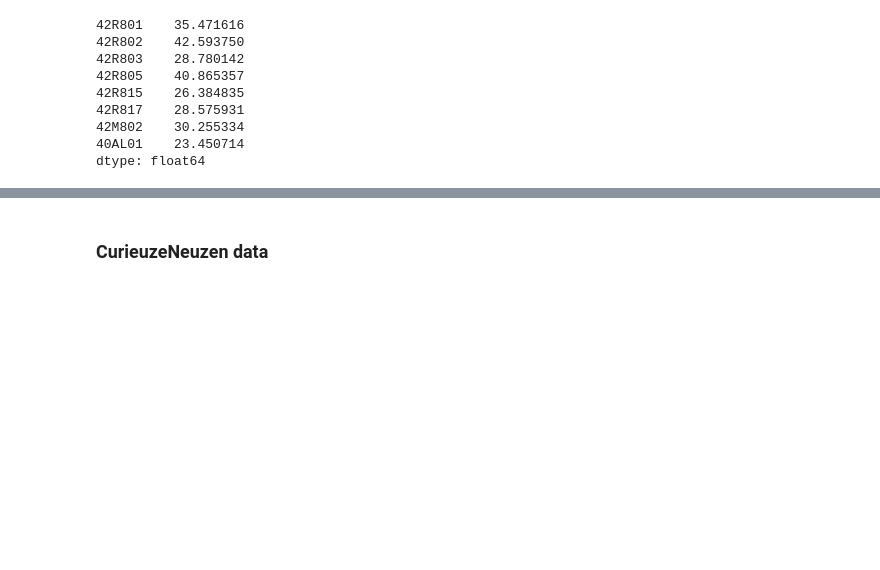
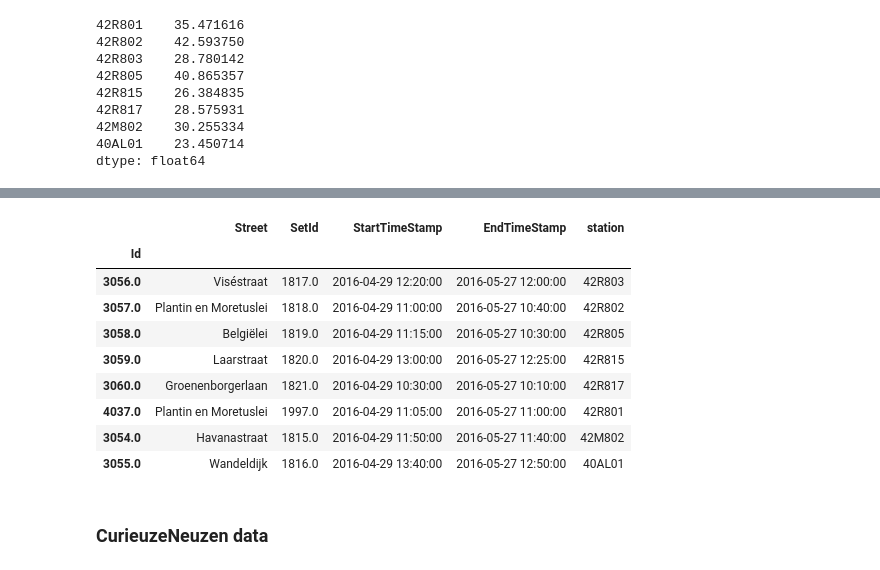
Before and after one commit to gridl/CurieuzeNeuzen, a Jupyter notebook: 02-processing/calibration_VMM.ipynb, the cells around one changed output, grey strips where cells are left out. Drawn from its saved outputs; the diff is of its cells as text; code cells hidden in the pictures; blank space fills up the shorter version.

```diff
--- a/02-processing/calibration_VMM.ipynb
+++ b/02-processing/calibration_VMM.ipynb
@@ -62,2 +69,31 @@ dtype: float64
+# %%
+stations = {'42R801': 4037,  # PMlei achterkant
+            '42R802': 3057,  # PMlei straatkant
+            '42R803': 3056,  # Viséstraat (Park Spoor Noord)
+            '42R805': 3058,  # Belgiëlei
+            '42R815': 3059,  # Laarstraat
+            '42R817': 3060,  # Groenenborgerlaan
+            '42M802': 3054,  # Havanastraat
+            '40AL01': 3055,  # Wandeldijk
+           }
+# %%
+ids = {Id: station for station, Id in stations.items()}
+# %%
+setup = people.set_index('Id').loc[ids.keys(), ['Street', 'SetId', 'StartTimeStamp', 'EndTimeStamp']]
+# %%
+setup['station'] = setup.index.map(lambda x: ids[x])
+# %%
+setup
+# %% [output]
+|  | Street | SetId | StartTimeStamp | EndTimeStamp | station |
+| Id |  |  |  |  |  |
+| 3056.0 | Viséstraat | 1817.0 | 2016-04-29 12:20:00 | 2016-05-27 12:00:00 | 42R803 |
+| 3057.0 | Plantin en Moretuslei | 1818.0 | 2016-04-29 11:00:00 | 2016-05-27 10:40:00 | 42R802 |
+| 3058.0 | Belgiëlei | 1819.0 | 2016-04-29 11:15:00 | 2016-05-27 10:30:00 | 42R805 |
+| 3059.0 | Laarstraat | 1820.0 | 2016-04-29 13:00:00 | 2016-05-27 12:25:00 | 42R815 |
+| 3060.0 | Groenenborgerlaan | 1821.0 | 2016-04-29 10:30:00 | 2016-05-27 10:10:00 | 42R817 |
+| 4037.0 | Plantin en Moretuslei | 1997.0 | 2016-04-29 11:05:00 | 2016-05-27 11:00:00 | 42R801 |
+| 3054.0 | Havanastraat | 1815.0 | 2016-04-29 11:50:00 | 2016-05-27 11:40:00 | 42M802 |
+| 3055.0 | Wandeldijk | 1816.0 | 2016-04-29 13:40:00 | 2016-05-27 12:50:00 | 40AL01 |
 # %% [markdown]
 ### CurieuzeNeuzen data
```
Also changed, not shown: parts of 18 cells of this notebook, 2 other files.
